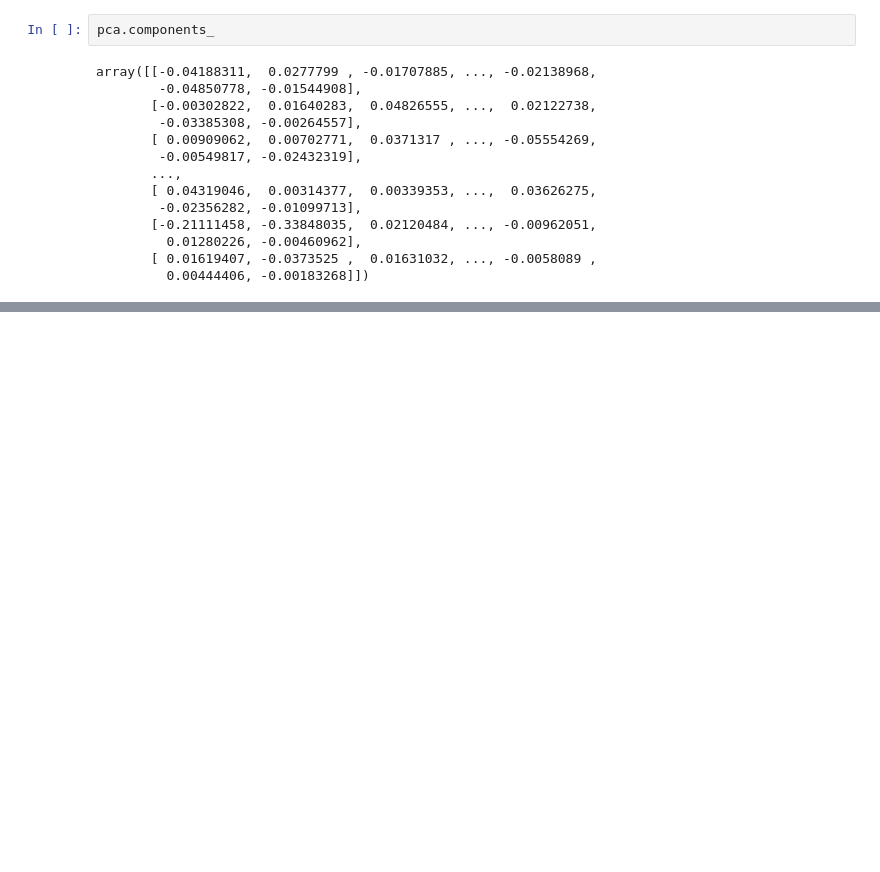
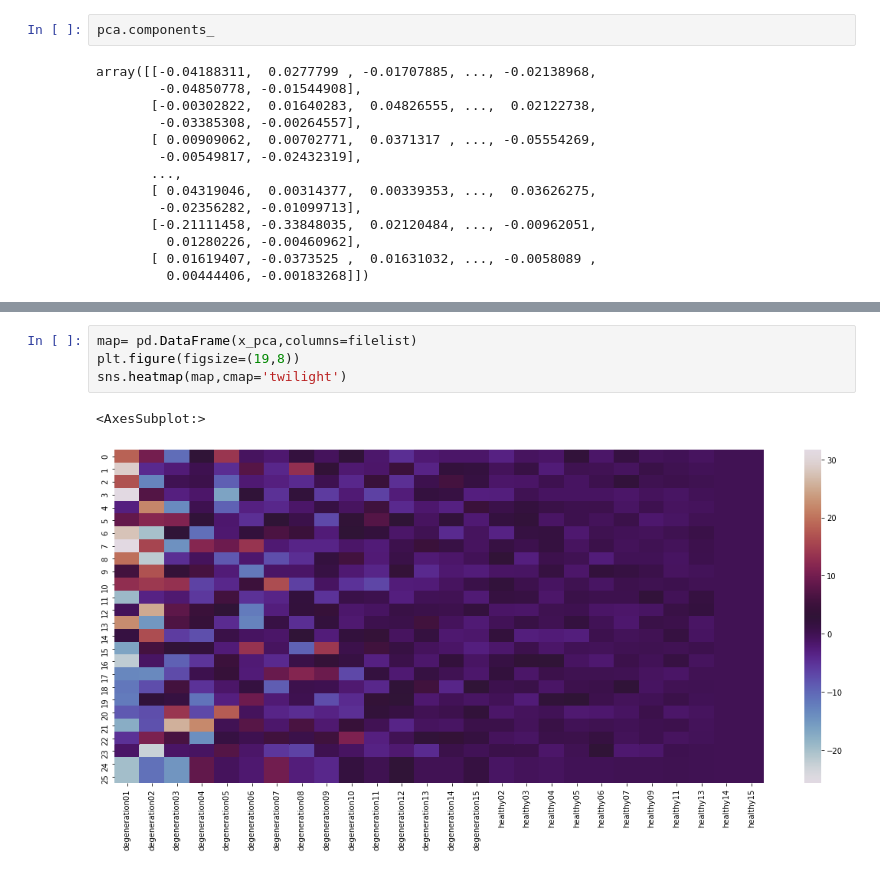
Before and after one commit to AlekKrajanowski/Motion-Capture-Gait, a Jupyter notebook: AKrajanowski/PCA.ipynb, the cells around one changed output, grey strips where cells are left out. Cells and saved outputs as stored; diff of their text form; blank space fills up the shorter version.

```diff
--- a/AKrajanowski/PCA.ipynb
+++ b/AKrajanowski/PCA.ipynb
@@ -105,2 +124,9 @@ plt.colorbar();
 <li>Problem w dokładniejszych wysunięciu wniosków spowodowany jest przygotowaniem za małej bazy danych, która nie pozwala nam na dokładniejszą analizę.
+# %%
+map= pd.DataFrame(x_pca,columns=filelist)
+plt.figure(figsize=(19,8))
+sns.heatmap(map,cmap='twilight')
+# %% [output]
+<AxesSubplot:>
+[figure, added]
 # %%
```
Also changed, not shown: parts of 8 cells of this notebook, 3 other files.
